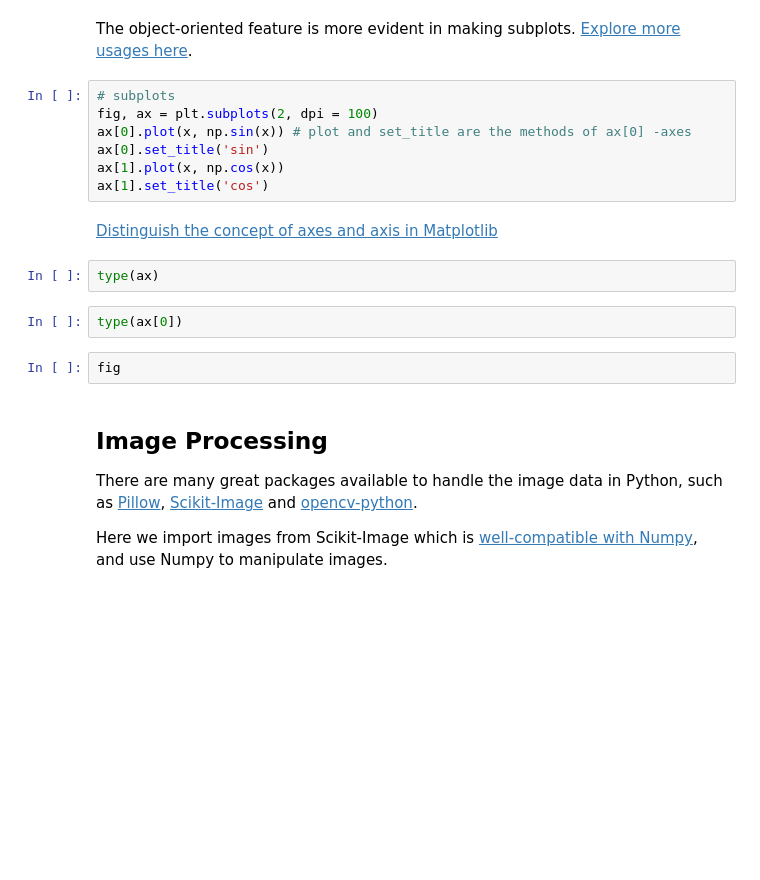
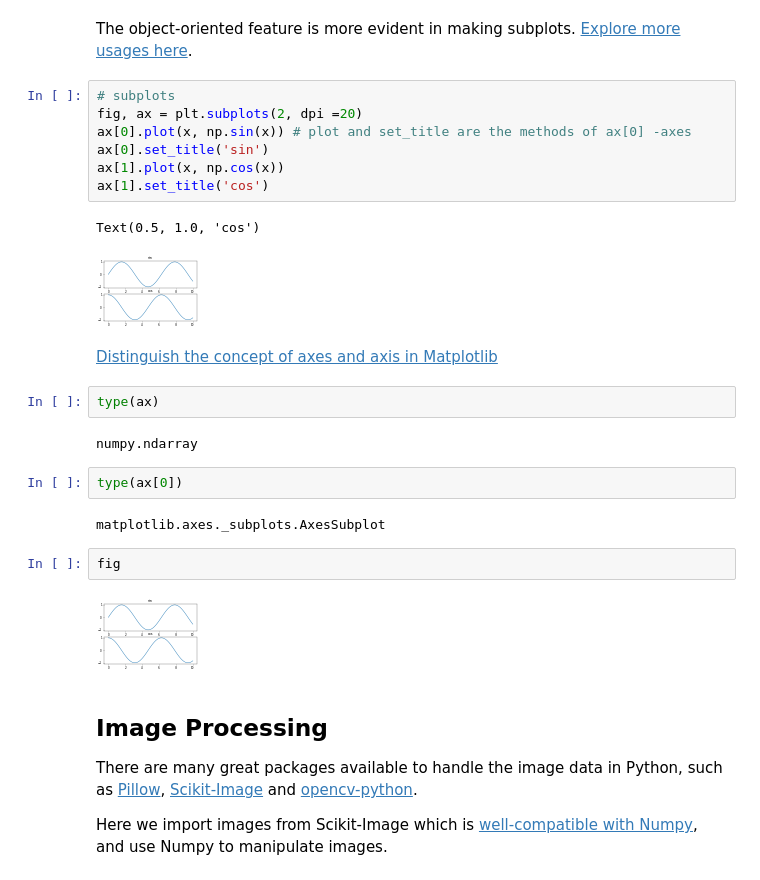
Before and after one commit to cliffzhou92/UCI_MATH_10, a Jupyter notebook: lecture/lec_8/lecture_8.ipynb, the cells around one changed output. Saved outputs shown, nothing was run; the diff lists cells and outputs as text; blank space fills up the shorter version.

```diff
--- a/lecture/lec_8/lecture_8.ipynb
+++ b/lecture/lec_8/lecture_8.ipynb
@@ -41,19 +118,28 @@ fig.savefig('myfigure.png') # savefig is just a method of instance fig!
 The object-oriented feature is more evident in making subplots. [Explore more usages here](https://matplotlib.org/3.1.0/gallery/subplots_axes_and_figures/subplots_demo.html).
 # %%
 # subplots
-fig, ax = plt.subplots(2, dpi = 100)
+fig, ax = plt.subplots(2, dpi =20)
 ax[0].plot(x, np.sin(x)) # plot and set_title are the methods of ax[0] -axes
 ax[0].set_title('sin')
 ax[1].plot(x, np.cos(x))
 ax[1].set_title('cos')
+# %% [output]
+Text(0.5, 1.0, 'cos')
+[figure, added]
 # %% [markdown]
 [Distinguish the concept of axes and axis in Matplotlib](https://matplotlib.org/faq/usage_faq.html)
 # %%
 type(ax)
+# %% [output]
+numpy.ndarray
 # %%
 type(ax[0])
+# %% [output]
+matplotlib.axes._subplots.AxesSubplot
 # %%
 fig
+# %% [output]
+[figure, added]
 # %% [markdown]
 ## Image Processing
 
```
Also changed, not shown: parts of 16 cells of this notebook, 37 other files.
